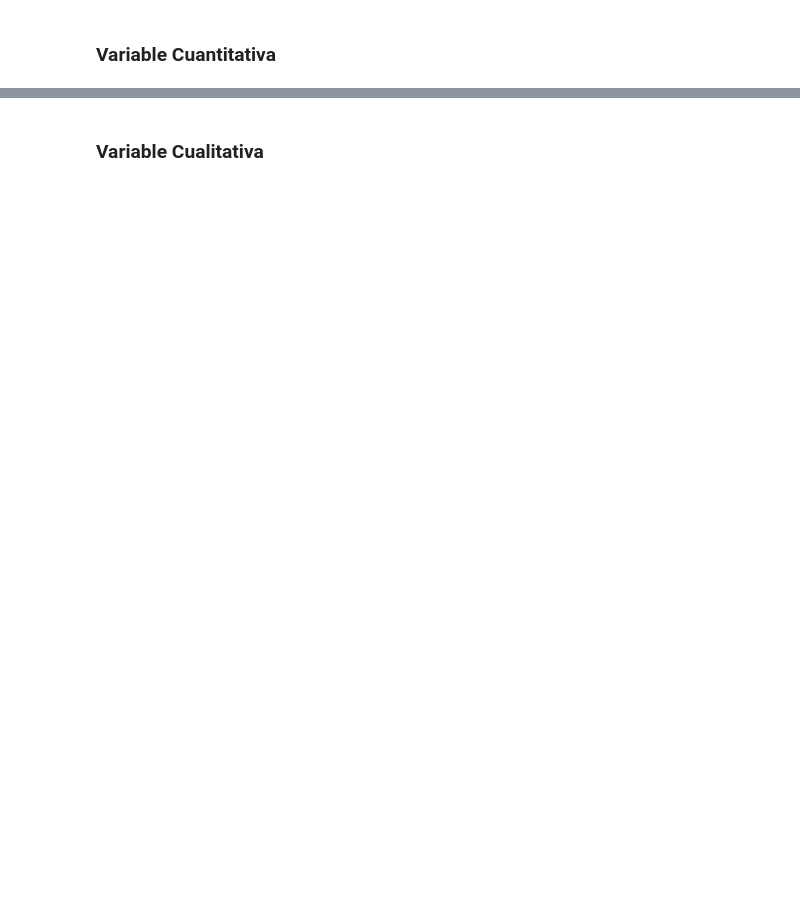
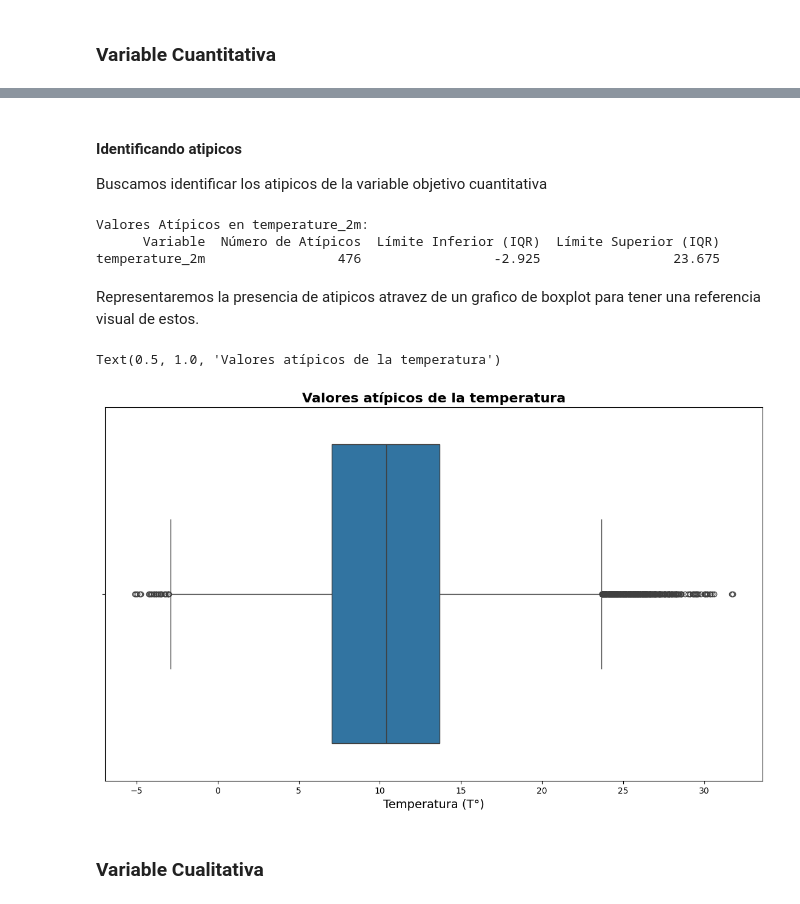
Before and after one commit to DiegoJimenez2003/MineriaDeDatos, a Jupyter notebook: NotebookMineria.ipynb, the cells around one changed output, grey strips where cells are left out. Cells and saved outputs as stored; diff of their text form; code cells hidden in the pictures; blank space fills up the shorter version.

```diff
--- a/NotebookMineria.ipynb
+++ b/NotebookMineria.ipynb
@@ -167,2 +256,39 @@ memory usage: 4.0+ MB
+# %% [markdown]
+#### Identificando atipicos
+Buscamos identificar los atipicos de la variable objetivo cuantitativa
+# %%
+# Obtenemos los valores de la variable temperature_2m
+Q1 = data['temperature_2m'].quantile(0.25)
+Q3 = data['temperature_2m'].quantile(0.75)
+IQR = Q3 - Q1
+
+lower_bound = Q1 - 1.5 * IQR
+upper_bound = Q3 + 1.5 * IQR
+
+outliers = data[(data['temperature_2m'] < lower_bound) | (data['temperature_2m'] > upper_bound)]
+
+outlier_count_df = pd.DataFrame({
+    'Variable': ['temperature_2m'],
+    'Número de Atípicos': [len(outliers)],
+    'Límite Inferior (IQR)': [lower_bound],
+    'Límite Superior (IQR)': [upper_bound]
+})
+
+print("Valores Atípicos en temperature_2m:")
+print(outlier_count_df.to_string(index=False))
+# %% [output]
+Valores Atípicos en temperature_2m:
+      Variable  Número de Atípicos  Límite Inferior (IQR)  Límite Superior (IQR)
+temperature_2m                 476                 -2.925                 23.675
+# %% [markdown]
+Representaremos la presencia de atipicos atravez de un grafico de boxplot para tener una referencia visual de estos.
+# %%
+plt.figure(figsize=(14,8))
+sns.boxplot(x=data.temperature_2m, data=data)
+plt.xlabel('Temperatura (T°)', fontsize=14)
+plt.title(r'Valores atípicos de la temperatura', fontsize=16, fontweight="bold")
+# %% [output]
+Text(0.5, 1.0, 'Valores atípicos de la temperatura')
+[figure, added]
 # %% [markdown]
 ### Variable Cualitativa
```
Also changed, not shown: parts of 18 cells of this notebook.
